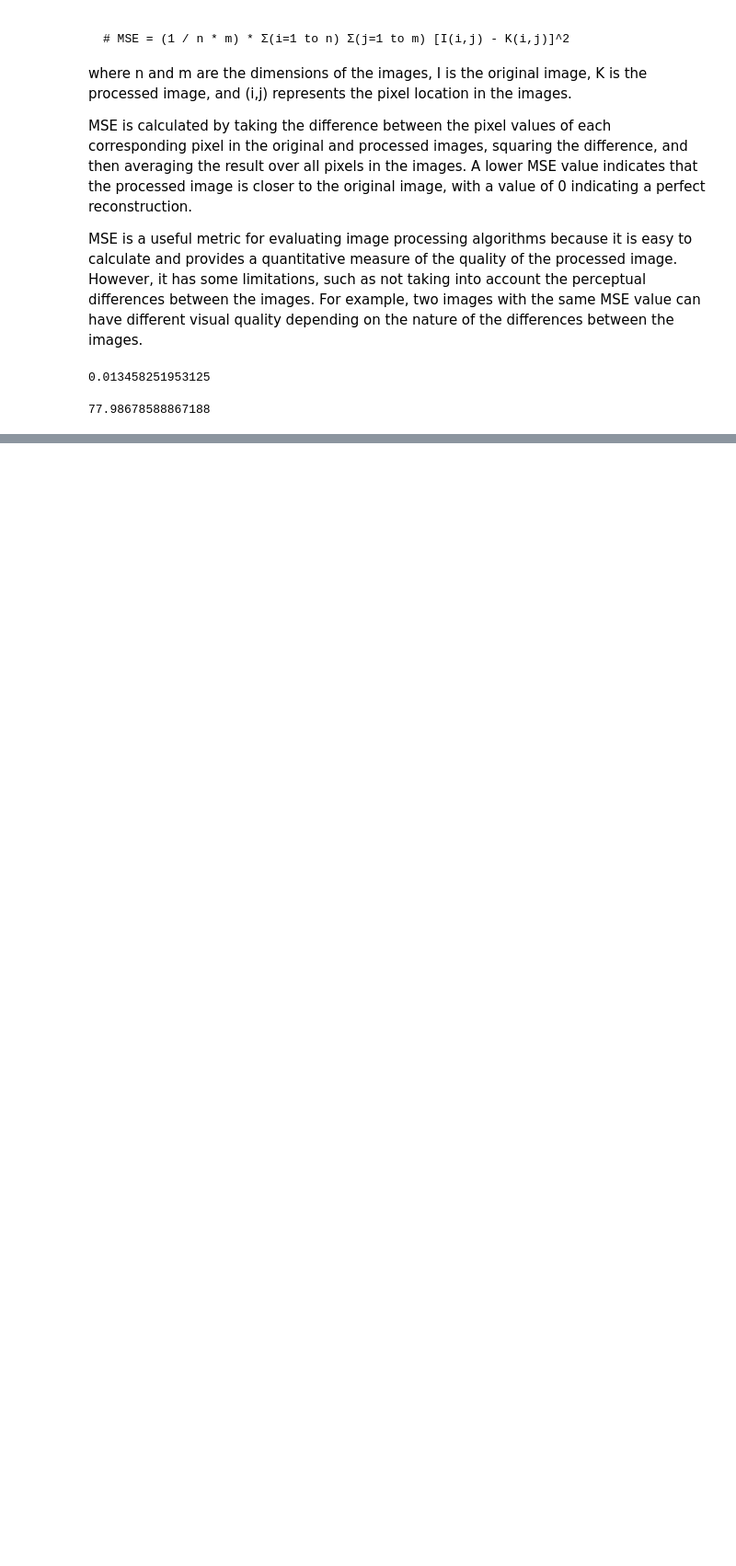
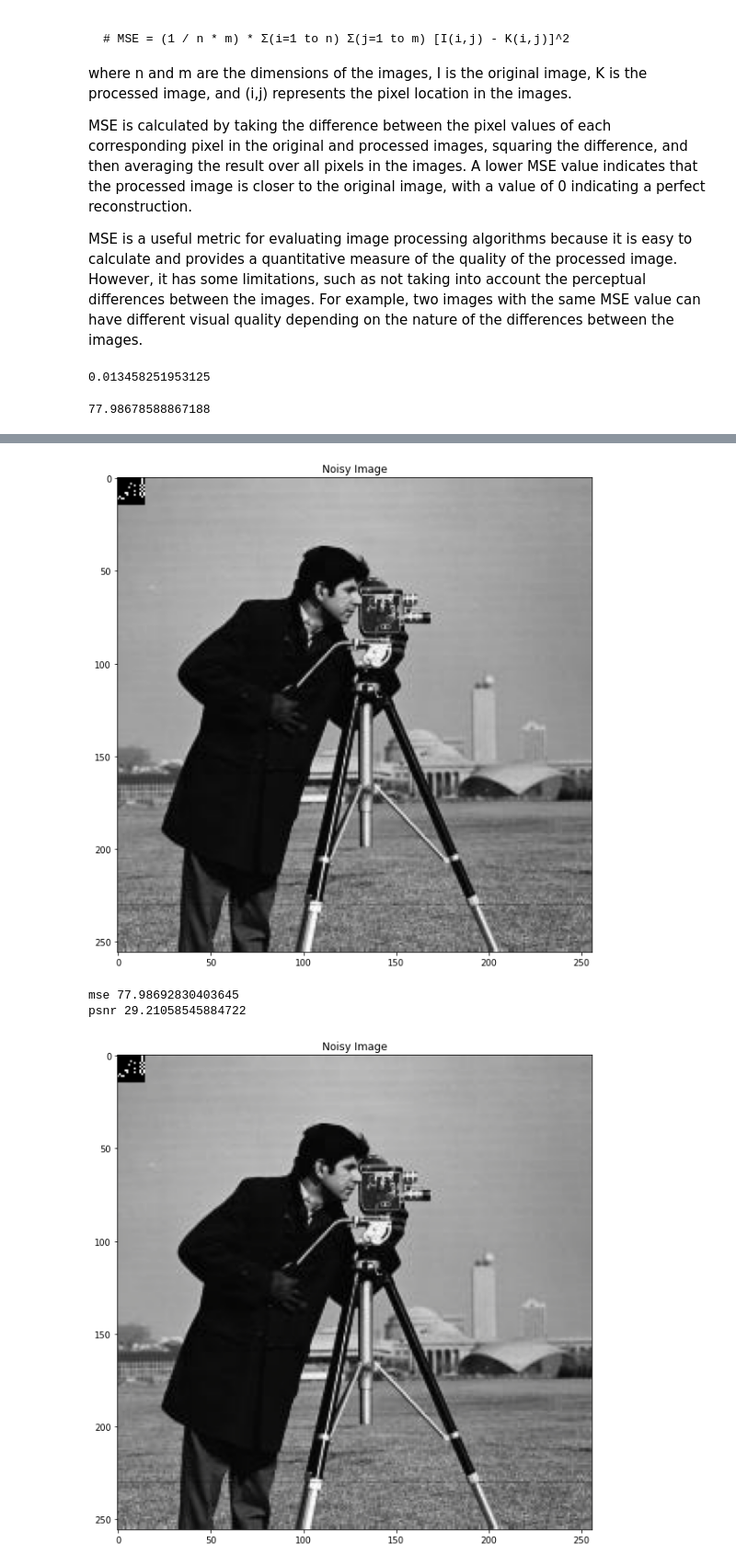
Before and after one commit to realBagher/Image_Processing_OpenCV, a Jupyter notebook: Steganography/Image_steganography.ipynb, the cells around one changed output, grey strips where cells are left out. Shown at 92% size. Saved outputs shown, nothing was run; the diff lists cells and outputs as text; code cells hidden in the pictures; blank space fills up the shorter version.

```diff
--- a/Steganography/Image_steganography.ipynb
+++ b/Steganography/Image_steganography.ipynb
@@ -237,0 +297,3 @@ We can conclude now that LSB technique results in
+# %%
+psnr = calculate_psnr("/content/camera_256.JPG", "/content/encoded_image_between_pixels.png")
+print(f"PSNR: {psnr}")
@@ -237,0 +306,21 @@ We can conclude now that LSB technique results in
+# %%
+import cv2
+import numpy as np
+
+def gausian_noise(path,m,var):
+# Load the image
+  img = cv2.imread(path)
+
+# Generate a noise matrix with Gaussian distribution
+  mean = m
+  variance = var
+  sigma = np.sqrt(variance)
+  noise = np.zeros(img.shape, np.int16)
+  cv2.randn(noise, mean, sigma)
+
+# Add the noise to the image
+  noisy_img = cv2.add(img, noise, dtype=cv2.CV_8UC3)
+
+# Display the noisy image
+  imshow(title='Noisy Image', image=noisy_img)
+  return noisy_img
@@ -237,0 +426,14 @@ We can conclude now that LSB technique results in
+# %%
+mse2 = []
+psnr2 = []
+for i in [0.02,0.15,0.5,2]:
+  temp = gausian_noise('/content/encoded_image_between_pixels.png',0,i)
+  print('mse',calculate_mse(temp,'/content/camera_256.JPG'))
+  print('psnr',calculate_psnr(temp,'/content/camera_256.JPG'))
+  mse2.append(calculate_mse(temp,'/content/camera_256.JPG'))
+  psnr2.append(calculate_psnr(temp,'/content/camera_256.JPG'))
+# %% [output]
+[figure, added]
+mse 77.98692830403645
+psnr 29.21058545884722
+[figure, added]
```
Also changed, not shown: parts of 19 cells of this notebook.
